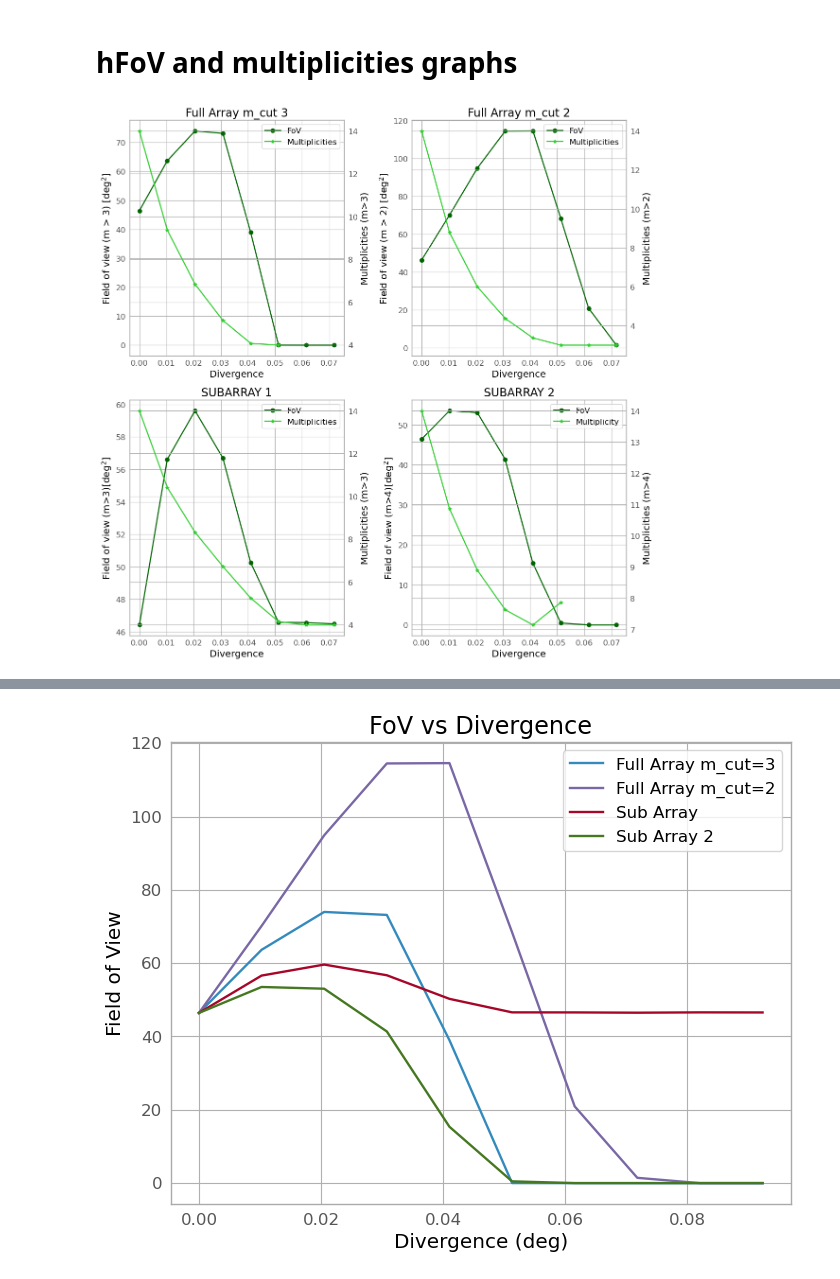
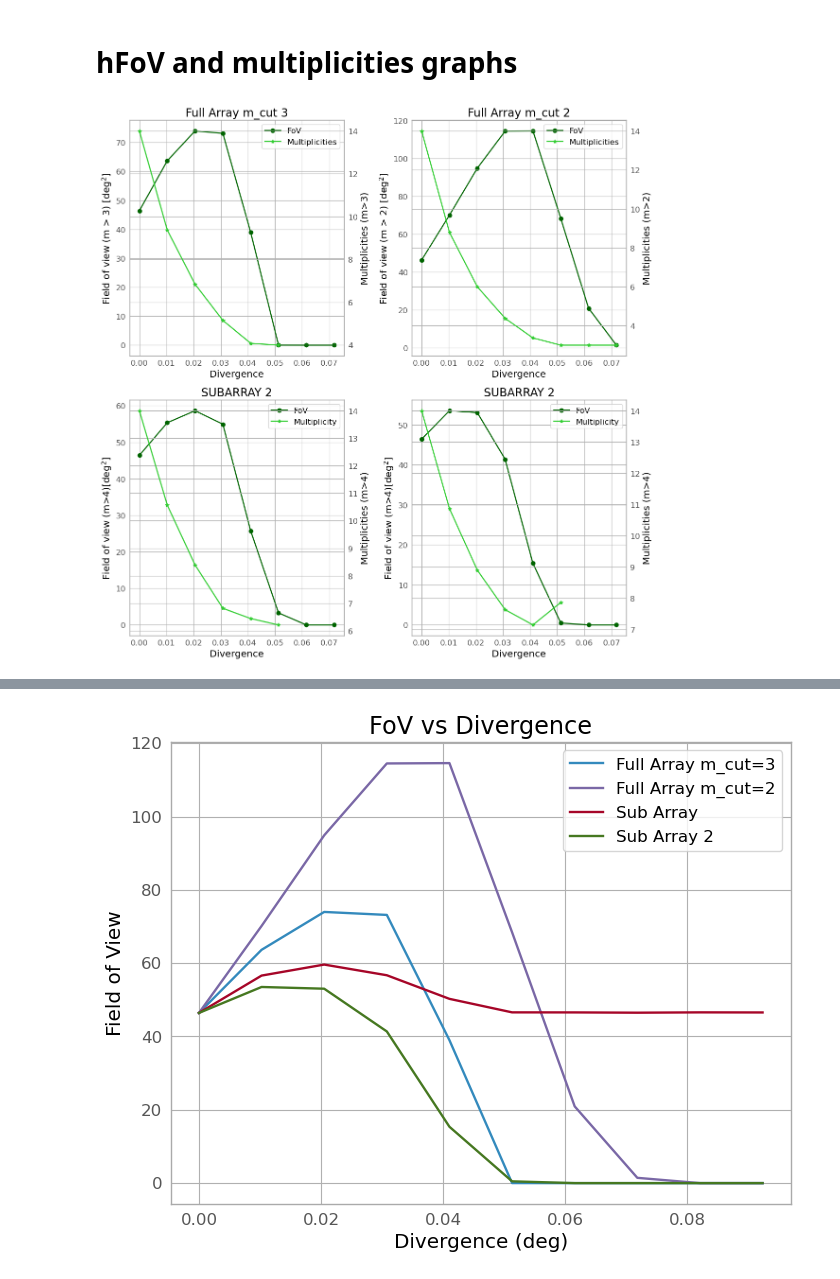
Before and after one commit to SamantaMorales/divtel, a Jupyter notebook: Confronting_full_vs_subarray.ipynb, the cells around one changed output, grey strips where cells are left out. Saved outputs shown, nothing was run; the diff lists cells and outputs as text; code cells hidden in the pictures.

```diff
--- a/Confronting_full_vs_subarray.ipynb
+++ b/Confronting_full_vs_subarray.ipynb
@@ -666,14 +666,13 @@ Table length=5
 # %%
 FoV_array=[]
 multiplicity_array=[]
-i=0
+
 for divergence in div:
     array.divergent_pointing(divergence, az=0,alt=70)
     FoV=array.hFoV(subarray_mult=number_of_telescopes_subarray_1, m_cut=3)[0]
     multiplicity=array.hFoV(subarray_mult=number_of_telescopes_subarray_1, m_cut=3)[1]
     FoV_array.append(FoV)
     multiplicity_array.append(multiplicity)
-    i+=1
 # %%
 array_2.table
 # %% [output]
@@ -739,6 +738,16 @@ number_of_telescopes_subarray_2
 number_of_telescopes_subarray_1
 # %% [output]
 [4, 2, 2, 3, 3]
+# %%
+FoV_array_cut_4=[]
+multiplicity_array_cut_4=[]
+
+for divergence in div:
+    array.divergent_pointing(divergence, az=0,alt=70)
+    FoV=array.hFoV(subarray_mult=number_of_telescopes_subarray_1, m_cut=4)[0]
+    multiplicity=array.hFoV(subarray_mult=number_of_telescopes_subarray_1, m_cut=4)[1]
+    FoV_array_cut_4.append(FoV)
+    multiplicity_array_cut_4.append(multiplicity)
 # %% [markdown]
 # hFoV and multiplicities graphs
 # %%
@@ -754,41 +763,46 @@ axes[0,0].set_ylabel('Field of view (m > 3) [deg$^2$]')
 ax2.set_ylabel('Multiplicities (m>3)')
 axeslegend = l1+l2
 axes[0,0].legend(axeslegend, [l.get_label() for l in axeslegend])
 
 # Plot Full Array with m_cut=2
 l1=axes[0,1].plot(div[:8], FoV_mult_cut_2_array[:8], label='FoV',marker='o', color='darkgreen')
 ax3 = axes[0,1].twinx()
 l2=ax3.plot(div[:8],multiplicity_full_array_mult_cut_2[:8], label='Multiplicities', marker='*', color='limegreen')
 axes[0,1].set_title('Full Array m_cut 2')
 axes[0,1].set_xlabel('Divergence')
 axes[0,1].set_ylabel('Field of view (m > 2) [deg$^2$]')
 ax3.set_ylabel('Multiplicities (m>2)')
 axeslegend = l1+l2
 axes[0,1].legend(axeslegend, [l.get_label() for l in axeslegend])
 
-#Plot the ones for subarray 1
-l1=axes[1,0].plot(div[:8], FoV_array[:8], label='FoV',marker='o', color='darkgreen')
-ax4=axes[1,0].twinx()
-l2=ax4.plot(div[:8], multiplicity_array[:8], label='Multiplicities', marker='*', color='limegreen')
-axes[1,0].set_title('SUBARRAY 1')
-axes[1,0].set_xlabel('Divergence')
-axes[1,0].set_ylabel('Field of view (m>3)[deg$^2$]')
-ax4.set_ylabel('Multiplicities (m>3)')
-axeslegend = l1+l2
-axes[1,0].legend(axeslegend, [l.get_label() for l in axeslegend])
+
 
 #Plot the ones for subarray 2
 l1=axes[1,1].plot(div[:8], FoV_array_2[:8], label='FoV',marker='o', color='darkgreen')
 ax5=axes[1,1].twinx()
 l2=ax5.plot(div[:8], multiplicity_array_2[:8], label='Multiplicity', marker='*', color='limegreen')
 axes[1,1].set_title('SUBARRAY 2')
 axes[1,1].set_xlabel('Divergence')
 axes[1,1].set_ylabel('Field of view (m>4)[deg$^2$]')
 ax5.set_ylabel('Multiplicities (m>4)')
 axeslegend = l1+l2
 axes[1,1].legend(axeslegend, [l.get_label() for l in axeslegend])
 # Adjust layout
 plt.tight_layout()
+
+
+#Plot subarray 1 cut 4
+
+#Plot the ones for subarray 2
+l1=axes[1,0].plot(div[:8], FoV_array_cut_4[:8], label='FoV',marker='o', color='darkgreen')
+ax5=axes[1,0].twinx()
+l2=ax5.plot(div[:8], multiplicity_array_cut_4[:8], label='Multiplicity', marker='*', color='limegreen')
+axes[1,0].set_title('SUBARRAY 2')
+axes[1,0].set_xlabel('Divergence')
+axes[1,0].set_ylabel('Field of view (m>4)[deg$^2$]')
+ax5.set_ylabel('Multiplicities (m>4)')
+axeslegend = l1+l2
+axes[1,0].legend(axeslegend, [l.get_label() for l in axeslegend])
 plt.show()
 # %% [output]
-[figure, old version]
+[figure, new version]
```
Also changed, not shown: parts of 7 cells of this notebook.
